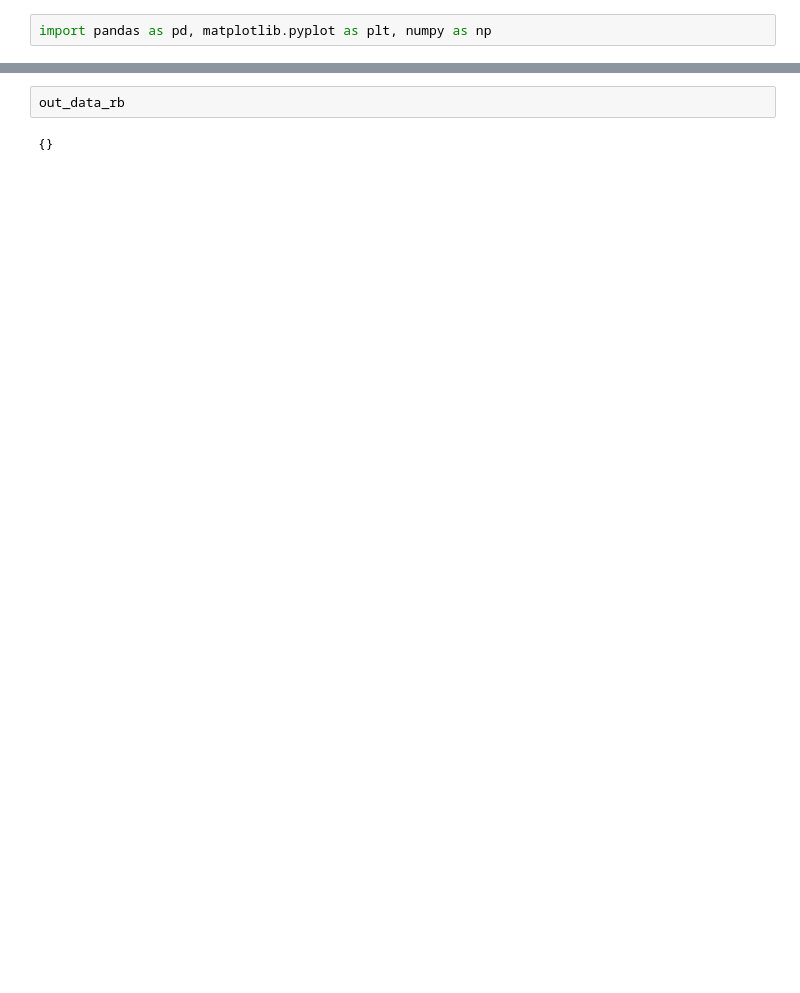
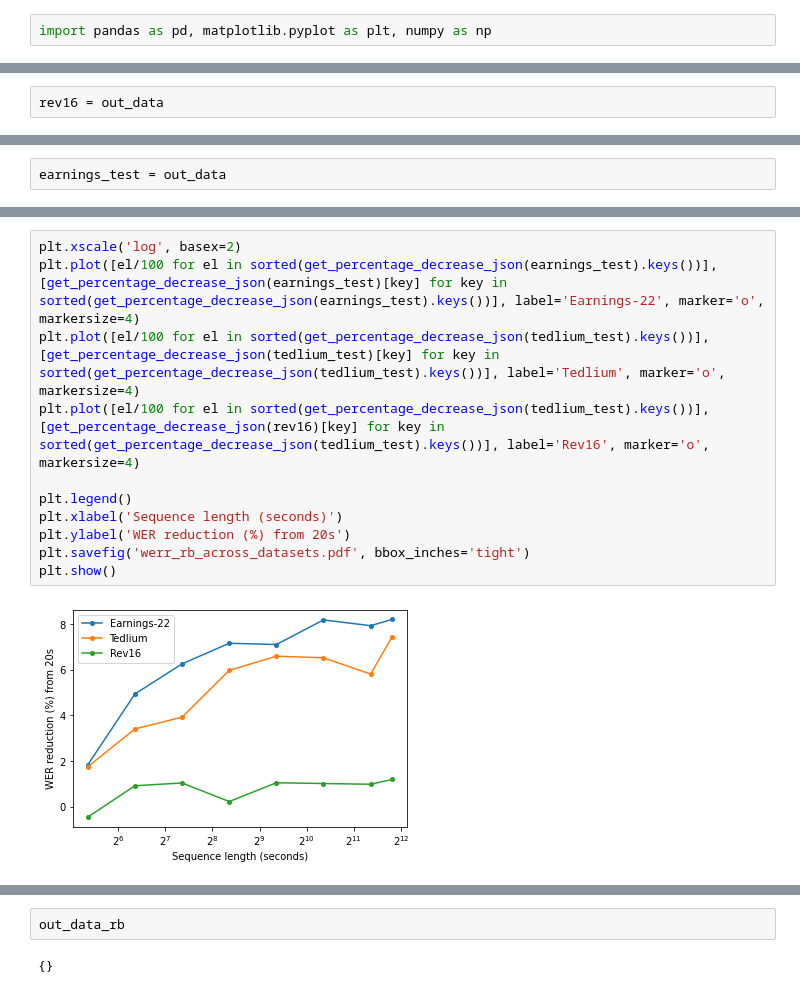
Before and after one commit to robflynnyh/long-context-asr, a Jupyter notebook: eval/results/eval.ipynb, the cells around one changed output, grey strips where cells are left out. Drawn from its saved outputs; the diff is of its cells as text; blank space fills up the shorter version.

```diff
--- a/eval/results/eval.ipynb
+++ b/eval/results/eval.ipynb
@@ -60,0 +48,2 @@ out_data
+# %%
+rev16 = out_data
@@ -60,0 +52,2 @@ out_data
+# %%
+earnings_test = out_data
@@ -60,0 +80,13 @@ out_data
+# %%
+plt.xscale('log', basex=2)
+plt.plot([el/100 for el in sorted(get_percentage_decrease_json(earnings_test).keys())], [get_percentage_decrease_json(earnings_test)[key] for key in sorted(get_percentage_decrease_json(earnings_test).keys())], label='Earnings-22', marker='o', markersize=4)
+plt.plot([el/100 for el in sorted(get_percentage_decrease_json(tedlium_test).keys())], [get_percentage_decrease_json(tedlium_test)[key] for key in sorted(get_percentage_decrease_json(tedlium_test).keys())], label='Tedlium', marker='o', markersize=4)
+plt.plot([el/100 for el in sorted(get_percentage_decrease_json(tedlium_test).keys())], [get_percentage_decrease_json(rev16)[key] for key in sorted(get_percentage_decrease_json(tedlium_test).keys())], label='Rev16', marker='o', markersize=4)
+
+plt.legend()
+plt.xlabel('Sequence length (seconds)')
+plt.ylabel('WER reduction (%) from 20s')
+plt.savefig('werr_rb_across_datasets.pdf', bbox_inches='tight')
+plt.show()
+# %% [output]
+[figure, added]
```
Also changed, not shown: parts of 34 cells of this notebook, 15 other files.
